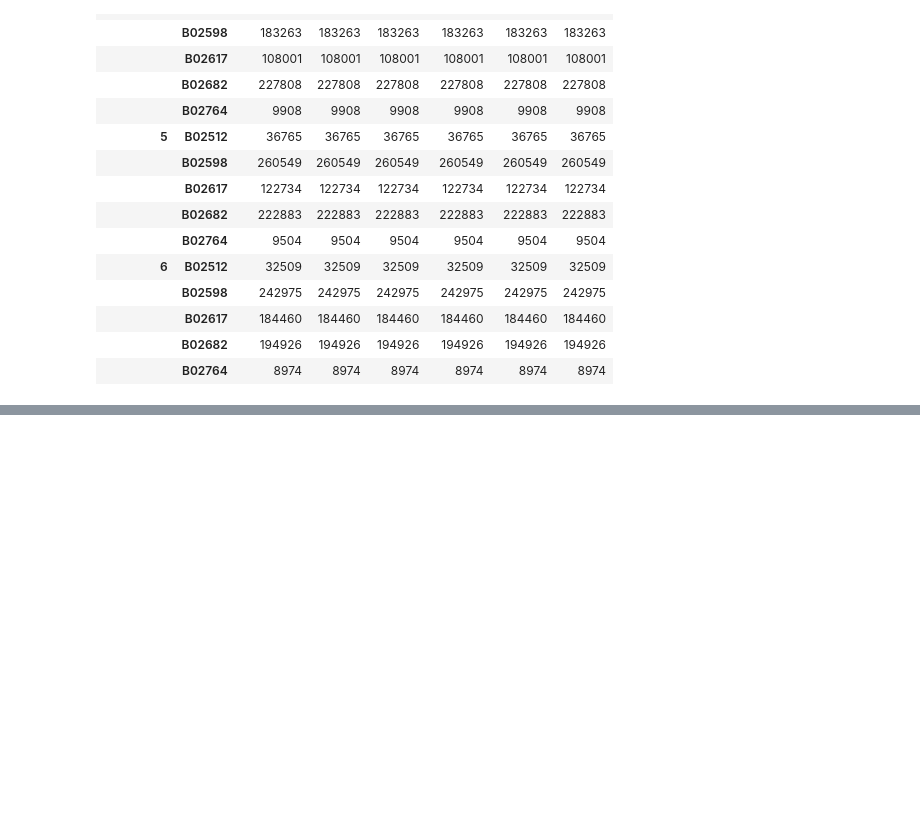
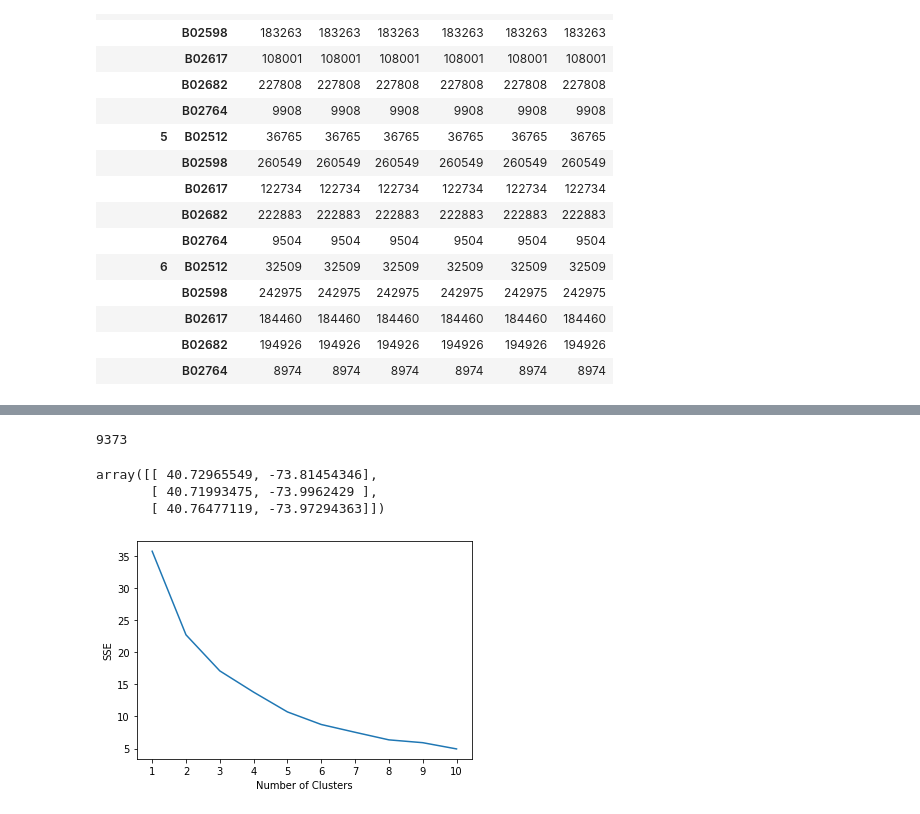
Before and after one commit to ljtaylor99/AAI-530-Final-Project, a Jupyter notebook: AAI530_Final.ipynb, the cells around one changed output, grey strips where cells are left out. Cells and saved outputs as stored; diff of their text form; code cells hidden in the pictures; blank space fills up the shorter version.

```diff
--- a/AAI530_Final.ipynb
+++ b/AAI530_Final.ipynb
@@ -267,0 +380,36 @@ MSE: 1.7809087038040161
+# %%
+# Turning fri_data lat and lon values into coordinates for k-means clustering
+fri_data_coord = list(zip(fri_data['Lat'], fri_data['Lon']))
+# Sanity check
+len(fri_data_coord)
+# %% [output]
+9373
+# %%
+kmeans = KMeans(init="random", n_clusters=3, n_init=10, max_iter=100, random_state=123)
+kmeans.fit(fri_data_coord)
+kmeans.cluster_centers_
+# %% [output]
+array([[ 40.72965549, -73.81454346],
+       [ 40.71993475, -73.9962429 ],
+       [ 40.76477119, -73.97294363]])
+# %%
+kwargs = {
+  "init": "random",
+  "n_init": 10,
+  "max_iter": 300,
+  "random_state": 42,
+}
+
+sse = []
+for k in range(1, 11):
+     kmeans = KMeans(n_clusters=k, **kwargs)
+     kmeans.fit(fri_data_coord)
+     sse.append(kmeans.inertia_)
+# %%
+plt.plot(range(1, 11), sse)
+plt.xticks(range(1, 11))
+plt.xlabel("Number of Clusters")
+plt.ylabel("SSE")
+plt.show()
+# %% [output]
+[figure, added]
```
Also changed, not shown: parts of 21 cells of this notebook.
